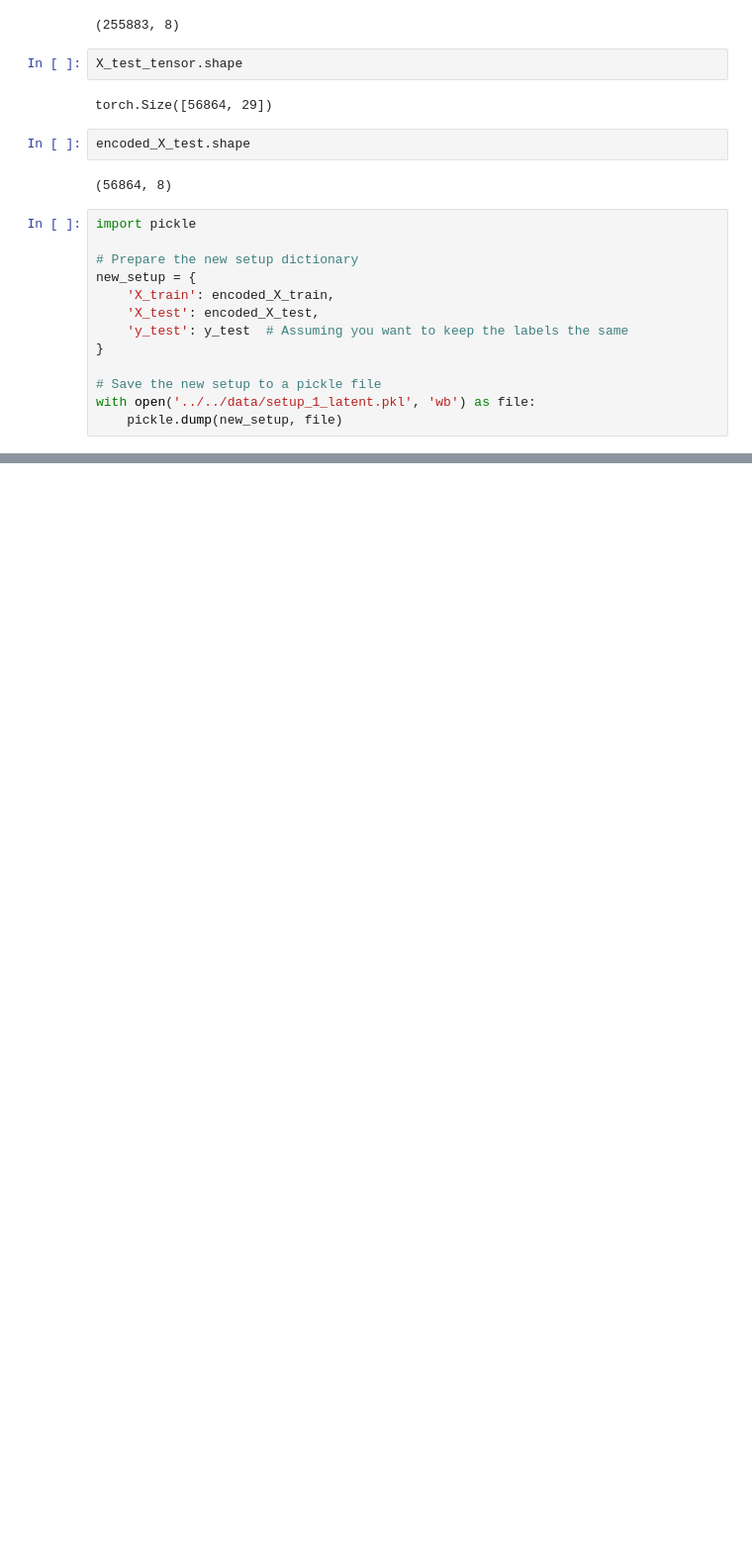
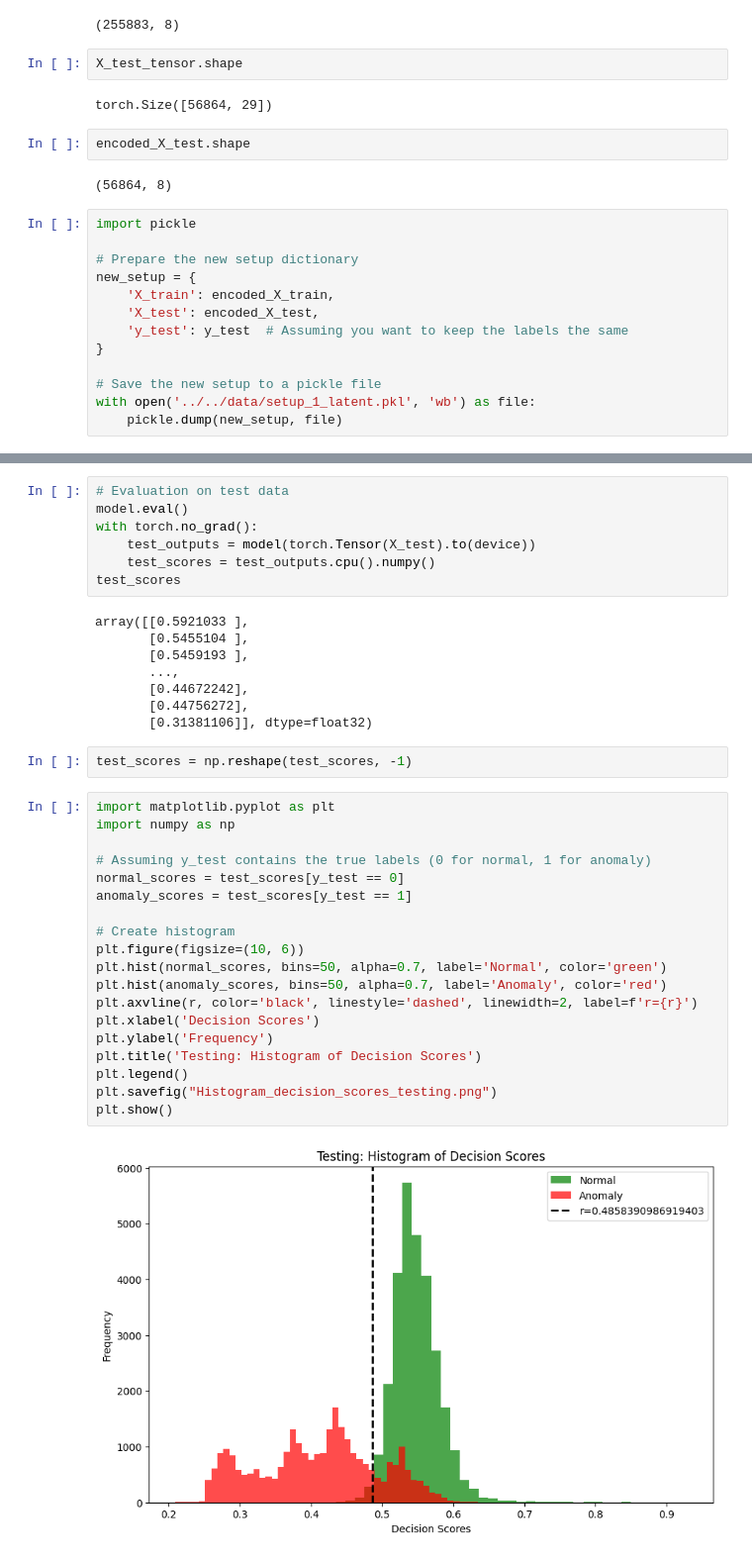
Before and after one commit to Hasosh/Credit-Card-Fraud-Detection, a Jupyter notebook: src/main/auxiliary.ipynb, the cells around one changed output, grey strips where cells are left out. Shown at 99% size. Saved outputs shown, nothing was run; the diff lists cells and outputs as text; blank space fills up the shorter version.

```diff
--- a/src/main/auxiliary.ipynb
+++ b/src/main/auxiliary.ipynb
@@ -577,0 +1078,38 @@ with open('../../data/setup_1_latent.pkl', 'wb') as file:
+# %%
+# Evaluation on test data
+model.eval()
+with torch.no_grad():
+    test_outputs = model(torch.Tensor(X_test).to(device))
+    test_scores = test_outputs.cpu().numpy()
+test_scores
+# %% [output]
+array([[0.5921033 ],
+       [0.5455104 ],
+       [0.5459193 ],
+       ...,
+       [0.44672242],
+       [0.44756272],
+       [0.31381106]], dtype=float32)
+# %%
+test_scores = np.reshape(test_scores, -1)
+# %%
+import matplotlib.pyplot as plt
+import numpy as np
+
+# Assuming y_test contains the true labels (0 for normal, 1 for anomaly)
+normal_scores = test_scores[y_test == 0]
+anomaly_scores = test_scores[y_test == 1]
+
+# Create histogram
+plt.figure(figsize=(10, 6))
+plt.hist(normal_scores, bins=50, alpha=0.7, label='Normal', color='green')
+plt.hist(anomaly_scores, bins=50, alpha=0.7, label='Anomaly', color='red')
+plt.axvline(r, color='black', linestyle='dashed', linewidth=2, label=f'r={r}')
+plt.xlabel('Decision Scores')
+plt.ylabel('Frequency')
+plt.title('Testing: Histogram of Decision Scores')
+plt.legend()
+plt.savefig("Histogram_decision_scores_testing.png")
+plt.show()
+# %% [output]
+[figure, added]
```
Also changed, not shown: parts of 34 cells of this notebook.
